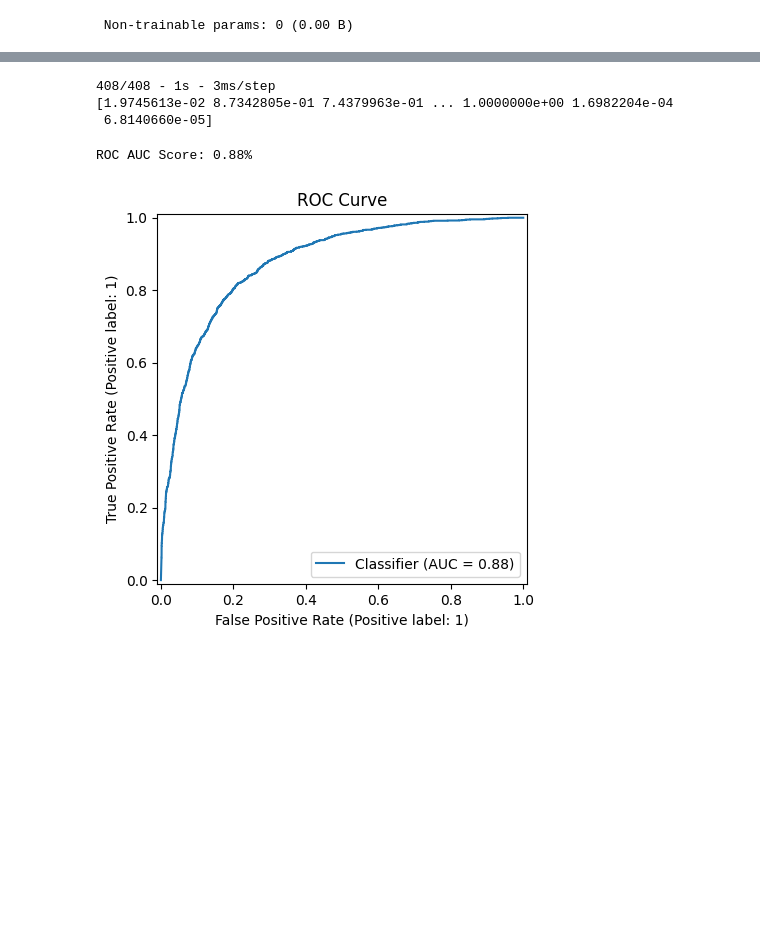
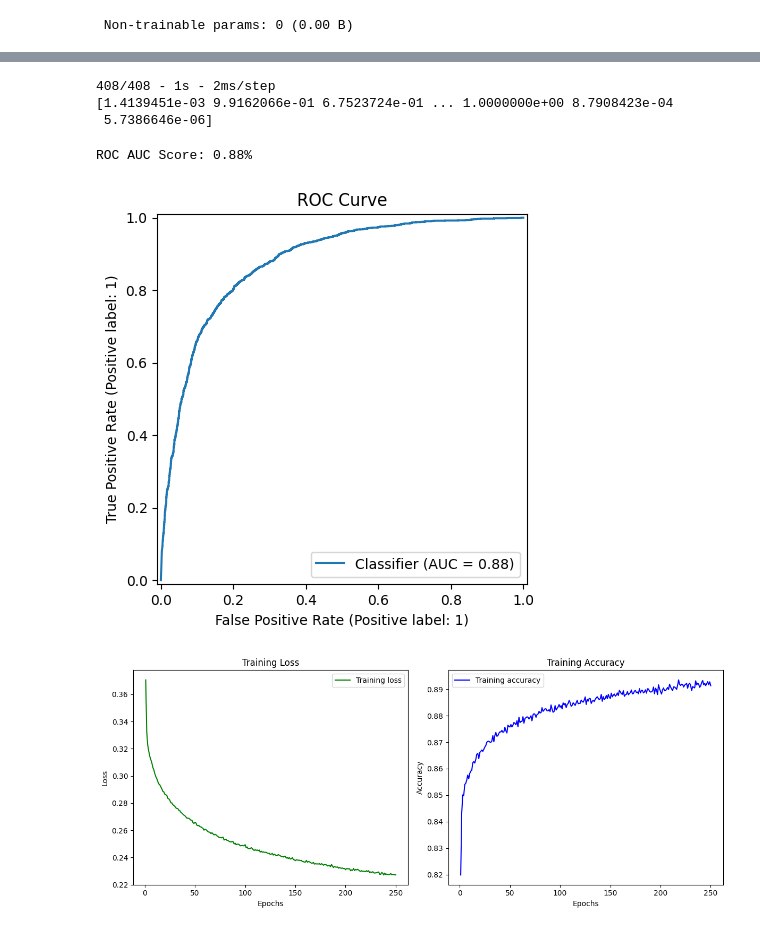
Before and after one commit to TimHBSWFL/UCSD_MLE_Projects, a Jupyter notebook: Student_MLE_MiniProject_Deep_Learning.ipynb, the cells around one changed output, grey strips where cells are left out. Cells and saved outputs as stored; diff of their text form; code cells hidden in the pictures; blank space fills up the shorter version.

```diff
--- a/Student_MLE_MiniProject_Deep_Learning.ipynb
+++ b/Student_MLE_MiniProject_Deep_Learning.ipynb
@@ -364,9 +364,21 @@ Model: "sequential"
  Total params: 4,033 (15.75 KB)
  Trainable params: 4,033 (15.75 KB)
  Non-trainable params: 0 (0.00 B)
+# %%
+from tensorflow.keras.callbacks import Callback
+
+class HistoryCallback(Callback):
+    def on_train_begin(self, logs=None):
+        self.history = {'loss': [], 'accuracy': []}
+
+    def on_epoch_end(self, epoch, logs=None):
+        self.history['loss'].append(logs.get('loss'))
+        self.history['accuracy'].append(logs.get('accuracy'))
+
+history_callback = HistoryCallback()
 # %%
 # Create a Keras classifier
-keras_classifier = KerasClassifier(model=create_model, model__input_shape=input_shape, epochs=200, batch_size=16, verbose=2)
+keras_classifier = KerasClassifier(model=create_model, model__input_shape=input_shape, epochs=250, batch_size=16, verbose=2, callbacks=[history_callback])
 # %%
 # Create the scikit-learn pipeline
 
@@ -406,9 +417,9 @@ Test Accuracy: 83.59%
 y_pred_proba = model_history.predict_proba(X_test)[:, 1]
 print(y_pred_proba)
 # %% [output]
-408/408 - 1s - 3ms/step
-[1.9745613e-02 8.7342805e-01 7.4379963e-01 ... 1.0000000e+00 1.6982204e-04
- 6.8140660e-05]
+408/408 - 1s - 2ms/step
+[1.4139451e-03 9.9162066e-01 6.7523724e-01 ... 1.0000000e+00 8.7908423e-04
+ 5.7386646e-06]
 # %%
 # Calculate the AUC score of your model on the test data.
 # Does the model predict better than random?
@@ -425,4 +436,31 @@ RocCurveDisplay.from_predictions(y_test, y_pred_proba)
 plt.title('ROC Curve')
 plt.show()
 # %% [output]
-[figure, old version]
+[figure, new version]
+# %%
+loss = model_history['loss']
+accuracy = model_history['accuracy']
+
+epochs = range(1, len(loss) + 1)
+
+plt.figure(figsize=(12, 5))
+
+plt.subplot(1, 2, 1)
+plt.plot(epochs, loss, 'g', label='Training loss')
+plt.title('Training Loss')
+plt.xlabel('Epochs')
+plt.ylabel('Loss')
+plt.legend()
+
+plt.subplot(1, 2, 2)
+plt.plot(epochs, accuracy, 'b', label='Training accuracy')
+plt.title('Training Accuracy')
+plt.xlabel('Epochs')
+plt.ylabel('Accuracy')
+plt.legend()
+
+# Show the plots
+plt.tight_layout()
+plt.show()
+# %% [output]
+[figure, added]
```
Also changed, not shown: parts of 2 cells of this notebook.
